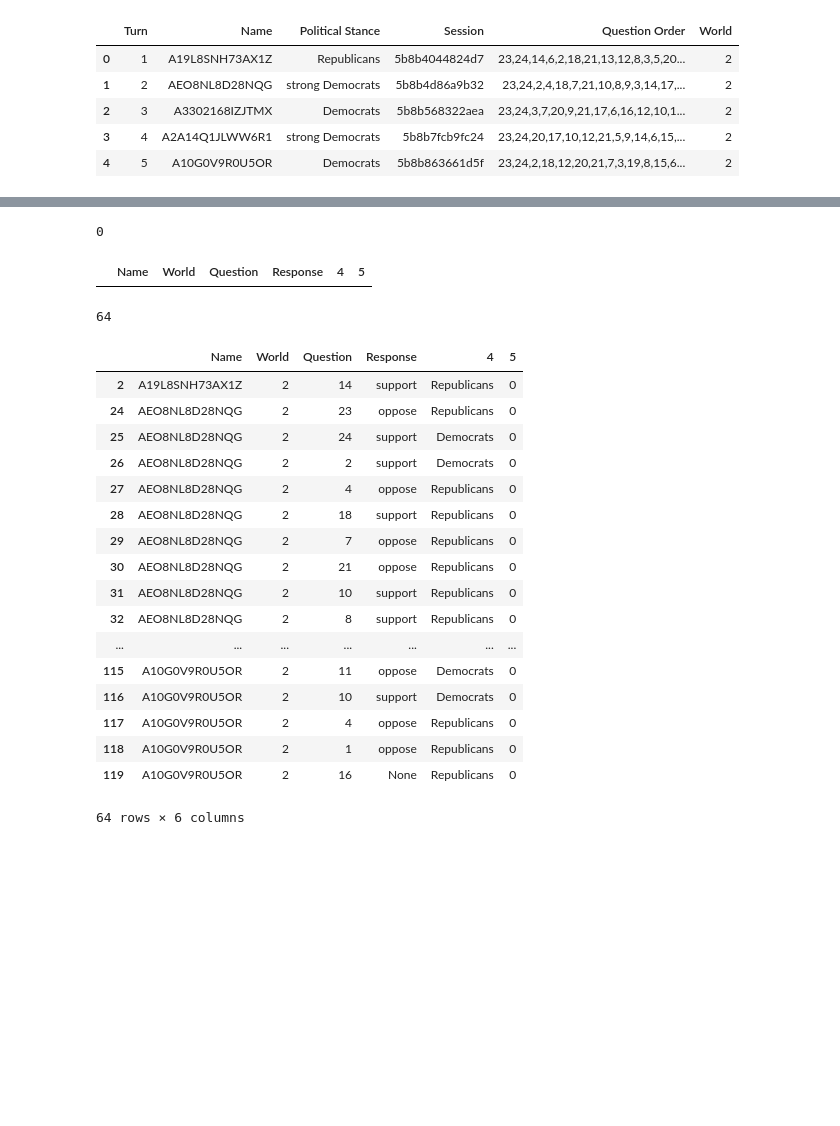
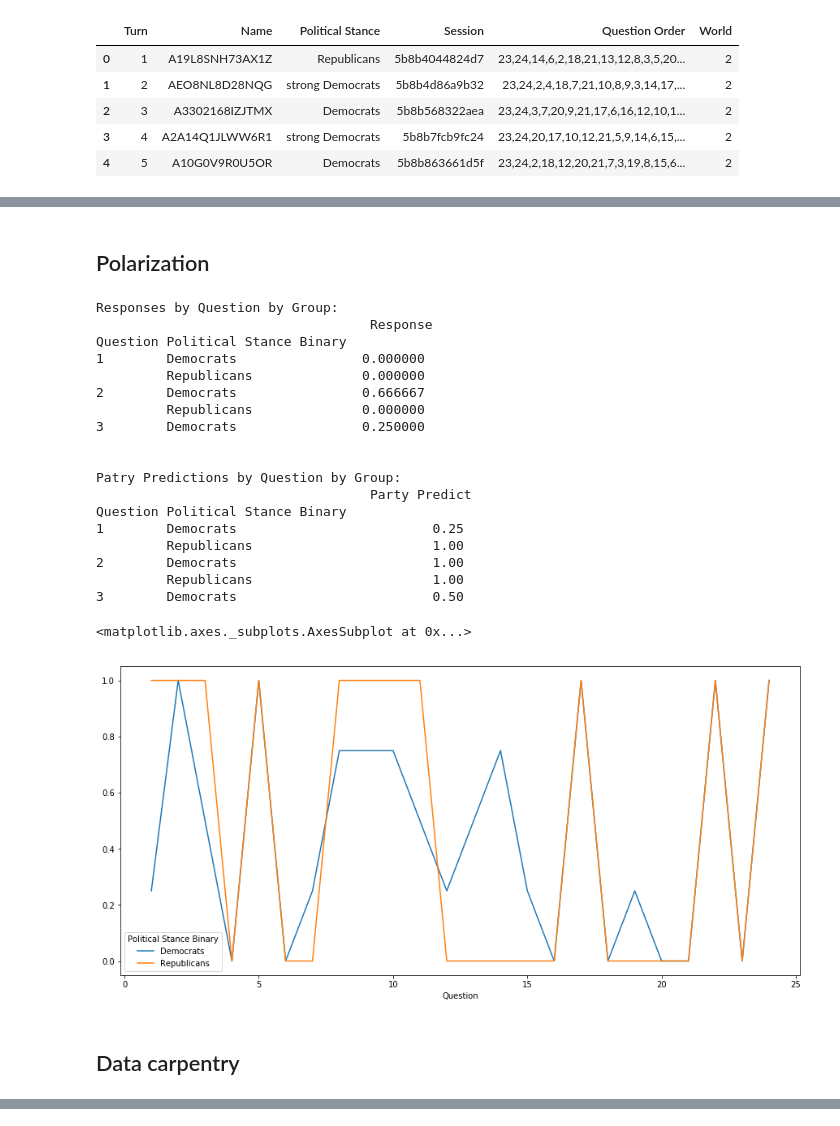
Before and after one commit to AlexMRuch/PartyLab, a Jupyter notebook: experiment_analysis_1/experiment_analysis_1.ipynb, the cells around one changed output, grey strips where cells are left out. Saved outputs shown, nothing was run; the diff lists cells and outputs as text; code cells hidden in the pictures; blank space fills up the shorter version.

Commit message:
added polarization analysis by question by party

```diff
--- a/experiment_analysis_1/experiment_analysis_1.ipynb
+++ b/experiment_analysis_1/experiment_analysis_1.ipynb
@@ -37 +127,40 @@ df_users
+# %% [markdown]
+## Polarization
+# %%
+# Construct fully wide dataframe with binarized political stance variable
+df_pol = df_responses_full.groupby(['Question', 'Political Stance Binary']).mean()
+df_pol = df_pol.drop(["World","Turn"], axis=1)
+
+df_pol_response = df_pol.drop(["Party Predict"], axis=1)
+print("Responses by Question by Group:\n", df_pol_response.head(),'\n\n')
+
+df_pol_partypredict = df_pol.drop(["Response"], axis=1)
+print("Patry Predictions by Question by Group:\n", df_pol_partypredict.head(), '\n\n')
+
+
+fig, ax = plt.subplots(figsize=(15,7))
+df_pol.groupby(['Question','Political Stance Binary']).mean()['Party Predict'].unstack().plot(ax=ax)
+# %% [output]
+Responses by Question by Group:
+                                   Response
+Question Political Stance Binary
+1        Democrats                0.000000
+         Republicans              0.000000
+2        Democrats                0.666667
+         Republicans              0.000000
+3        Democrats                0.250000
+
+
+Patry Predictions by Question by Group:
+                                   Party Predict
+Question Political Stance Binary
+1        Democrats                         0.25
+         Republicans                       1.00
+2        Democrats                         1.00
+         Republicans                       1.00
+3        Democrats                         0.50
+<matplotlib.axes._subplots.AxesSubplot at 0x...>
+[figure, added]
+# %% [markdown]
+## Data carpentry
 # %%
@@ -59,34 +178,3 @@ df_users.set_index('Name').join(df_responses).sort_values('Turn')
 | A2A14Q1JLWW6R1 | 4 | strong Democrats | 5b8b7fcb9fc24 | 23,24,20,17,10,12,21,5,9,14,6,15,... | 2 | oppose | None | oppose | oppose | ... |
 | A10G0V9R0U5OR | 5 | Democrats | 5b8b863661d5f | 23,24,2,18,12,20,21,7,3,19,8,15,6... | 2 | oppose | support | oppose | oppose | ... |
 5 rows × 29 columns
-# %%
-# how many "ghost" pages
-print(len(df_responses[df_responses['Name'] == '']))
-df_responses[df_responses['Name'] == '']
-# %% [output]
-0
-|  | Name | World | Question | Response | 4 | 5 |
-# %%
-# who didn't want to see others' responses
-print(len(df_responses[df_responses[5] == '0']))
-df_responses[df_responses[5] == '0']
-# %% [output]
-64
-|  | Name | World | Question | Response | 4 | 5 |
-| 2 | A19L8SNH73AX1Z | 2 | 14 | support | Republicans | 0 |
-| 24 | AEO8NL8D28NQG | 2 | 23 | oppose | Republicans | 0 |
-| 25 | AEO8NL8D28NQG | 2 | 24 | support | Democrats | 0 |
-| 26 | AEO8NL8D28NQG | 2 | 2 | support | Democrats | 0 |
-| 27 | AEO8NL8D28NQG | 2 | 4 | oppose | Republicans | 0 |
-| 28 | AEO8NL8D28NQG | 2 | 18 | support | Republicans | 0 |
-| 29 | AEO8NL8D28NQG | 2 | 7 | oppose | Republicans | 0 |
-| 30 | AEO8NL8D28NQG | 2 | 21 | oppose | Republicans | 0 |
-| 31 | AEO8NL8D28NQG | 2 | 10 | support | Republicans | 0 |
-| 32 | AEO8NL8D28NQG | 2 | 8 | support | Republicans | 0 |
-| ... | ... | ... | ... | ... | ... | ... |
-| 115 | A10G0V9R0U5OR | 2 | 11 | oppose | Democrats | 0 |
-| 116 | A10G0V9R0U5OR | 2 | 10 | support | Democrats | 0 |
-| 117 | A10G0V9R0U5OR | 2 | 4 | oppose | Republicans | 0 |
-| 118 | A10G0V9R0U5OR | 2 | 1 | oppose | Republicans | 0 |
-| 119 | A10G0V9R0U5OR | 2 | 16 | None | Republicans | 0 |
-64 rows × 6 columns
```
Also changed, not shown: parts of 10 cells of this notebook.
